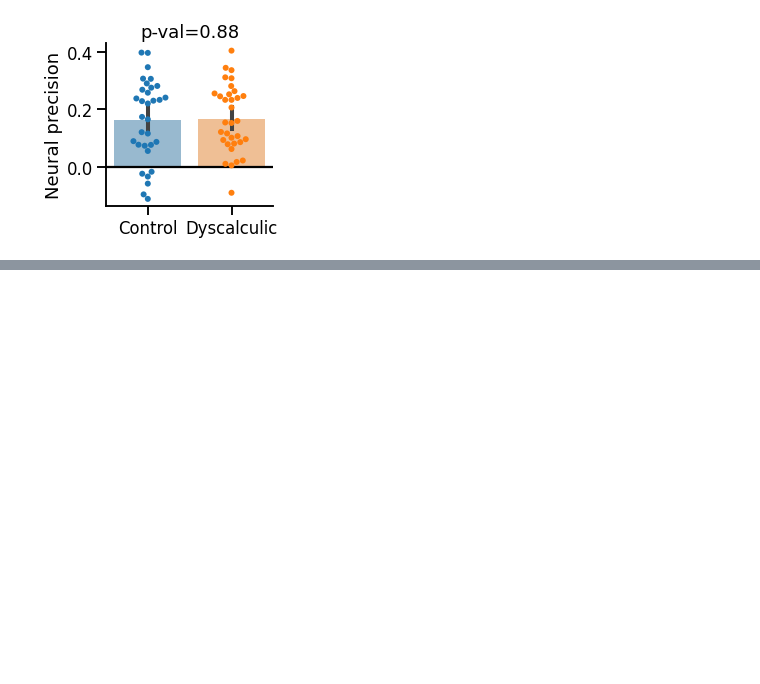
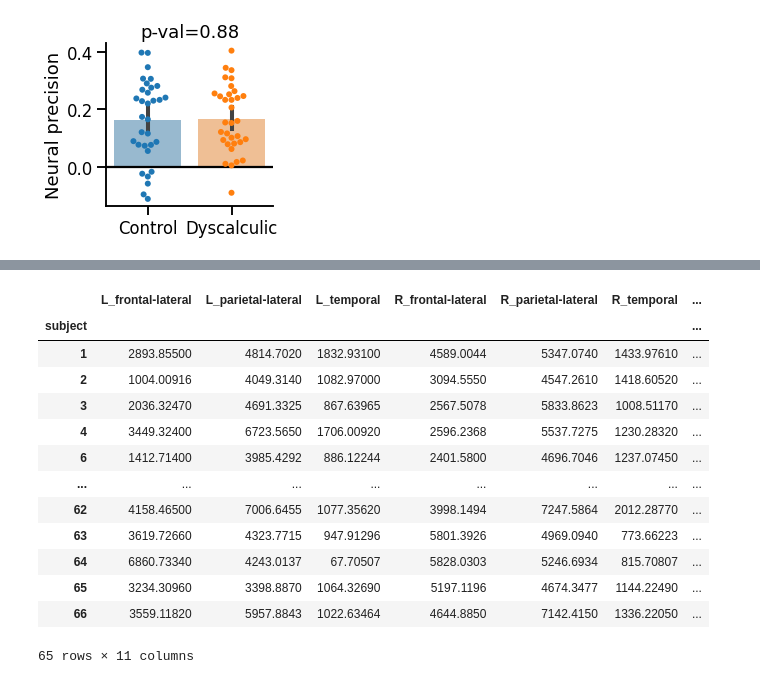
Before and after one commit to mrenke/numrisk, a Jupyter notebook: numrisk/visualize&plots&stats/paper_dnumrisk_01.ipynb, the cells around one changed output, grey strips where cells are left out. Cells and saved outputs as stored; diff of their text form; code cells hidden in the pictures; blank space fills up the shorter version.

```diff
--- a/numrisk/visualize&plots&stats/paper_dnumrisk_01.ipynb
+++ b/numrisk/visualize&plots&stats/paper_dnumrisk_01.ipynb
@@ -228,0 +298,17 @@ TtestResult(statistic=-0.15137739830488958, pvalue=0.8801617118515485, df=63.0)
+# %%
+df_comb
+# %% [output]
+|  | L_frontal-lateral | L_parietal-lateral | L_temporal | R_frontal-lateral | R_parietal-lateral | R_temporal | ... |
+| subject |  |  |  |  |  |  | ... |
+| 1 | 2893.85500 | 4814.7020 | 1832.93100 | 4589.0044 | 5347.0740 | 1433.97610 | ... |
+| 2 | 1004.00916 | 4049.3140 | 1082.97000 | 3094.5550 | 4547.2610 | 1418.60520 | ... |
+| 3 | 2036.32470 | 4691.3325 | 867.63965 | 2567.5078 | 5833.8623 | 1008.51170 | ... |
+| 4 | 3449.32400 | 6723.5650 | 1706.00920 | 2596.2368 | 5537.7275 | 1230.28320 | ... |
+| 6 | 1412.71400 | 3985.4292 | 886.12244 | 2401.5800 | 4696.7046 | 1237.07450 | ... |
+| ... | ... | ... | ... | ... | ... | ... | ... |
+| 62 | 4158.46500 | 7006.6455 | 1077.35620 | 3998.1494 | 7247.5864 | 2012.28770 | ... |
+| 63 | 3619.72660 | 4323.7715 | 947.91296 | 5801.3926 | 4969.0940 | 773.66223 | ... |
+| 64 | 6860.73340 | 4243.0137 | 67.70507 | 5828.0303 | 5246.6934 | 815.70807 | ... |
+| 65 | 3234.30960 | 3398.8870 | 1064.32690 | 5197.1196 | 4674.3477 | 1144.22490 | ... |
+| 66 | 3559.11820 | 5957.8843 | 1022.63464 | 4644.8850 | 7142.4150 | 1336.22050 | ... |
+65 rows × 11 columns
```
Also changed, not shown: parts of 13 cells of this notebook.
